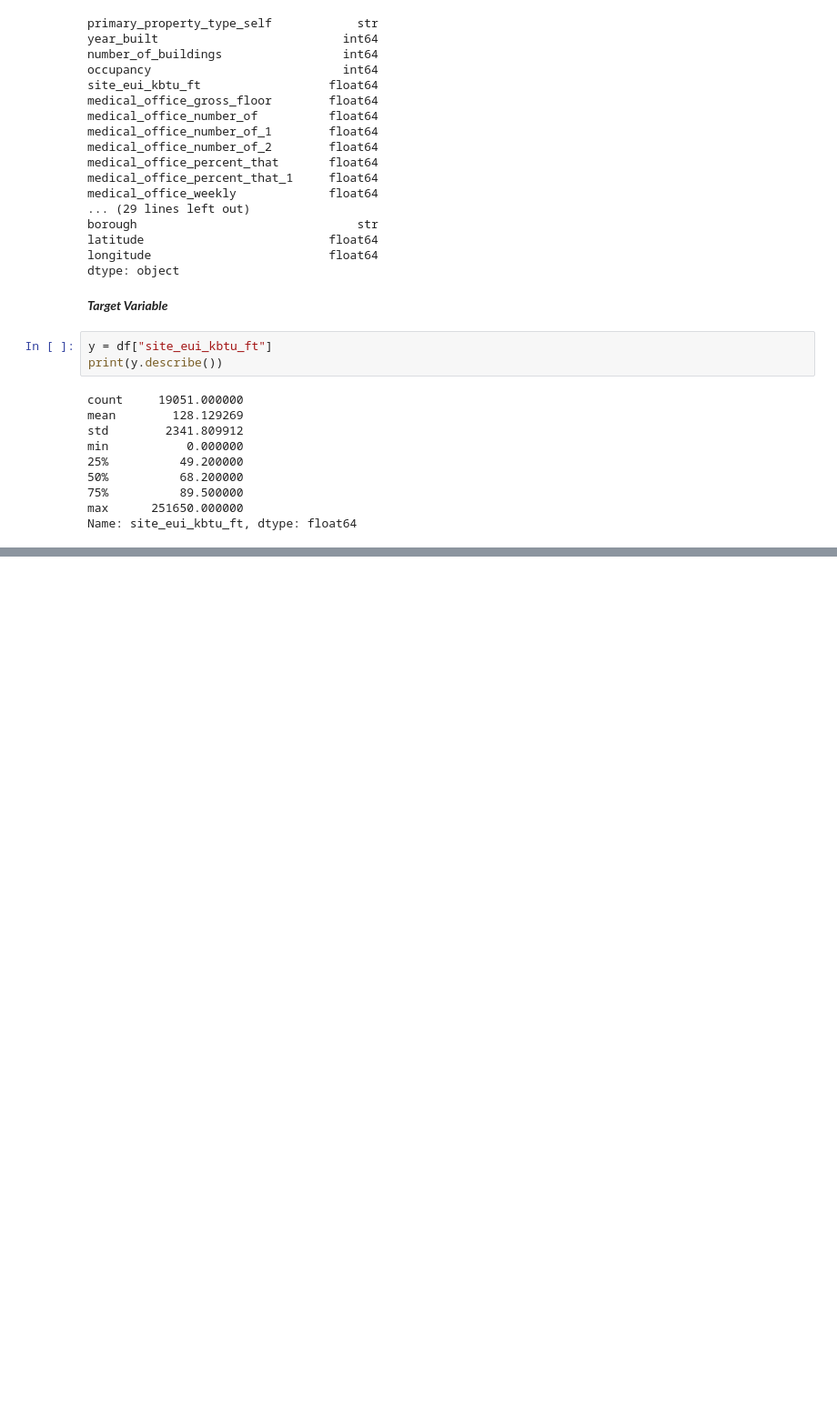
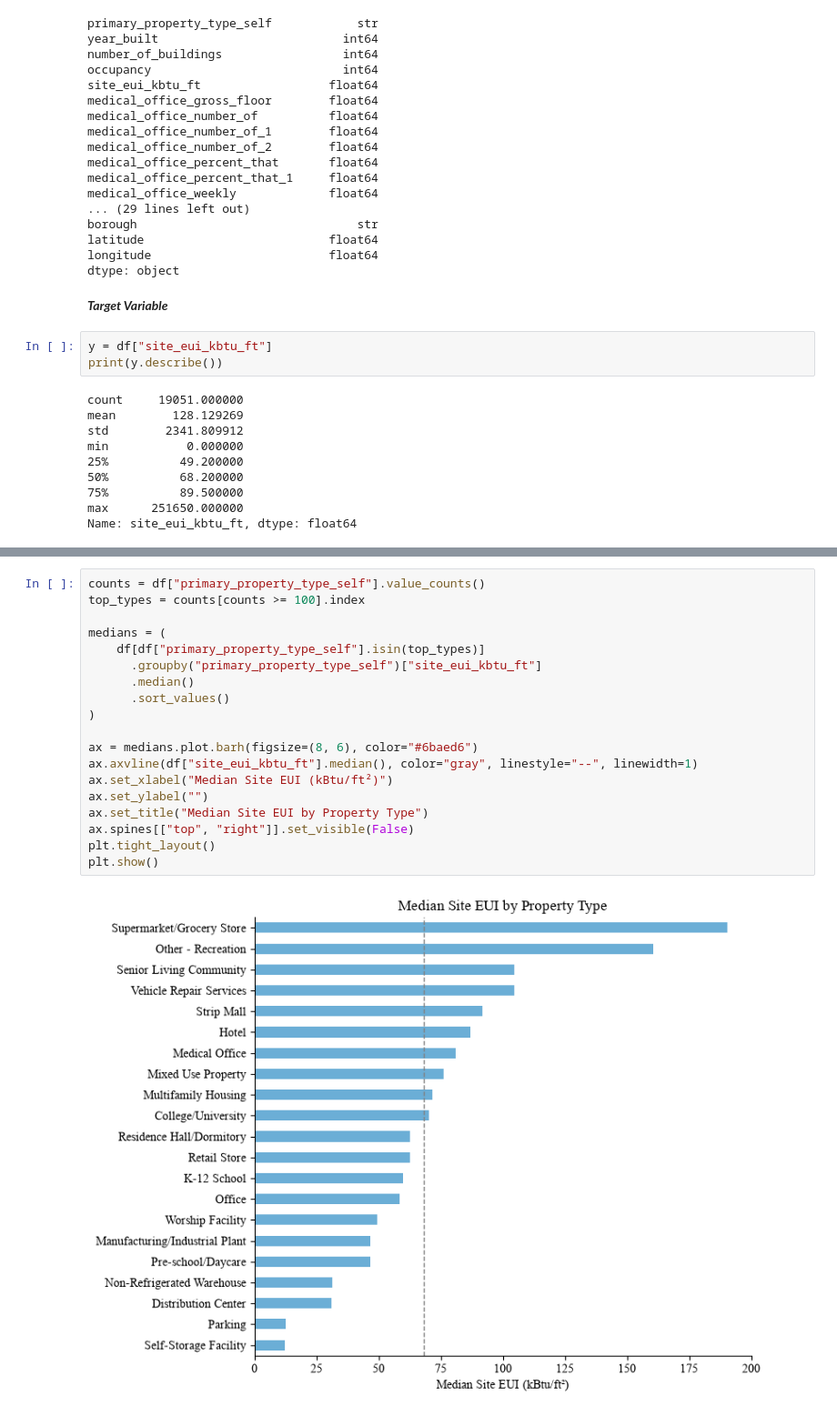
Before and after one commit to gchudley/Any-Idea, a Jupyter notebook: src/EDA_data_visualization.ipynb, the cells around one changed output, grey strips where cells are left out. Shown at 91% size. Saved outputs shown, nothing was run; the diff lists cells and outputs as text; blank space fills up the shorter version.

Commit message:
"Adding some more visualizations"

```diff
--- a/src/EDA_data_visualization.ipynb
+++ b/src/EDA_data_visualization.ipynb
@@ -63,0 +64,21 @@ plt.show()
+# %%
+counts = df["primary_property_type_self"].value_counts()
+top_types = counts[counts >= 100].index
+
+medians = (
+    df[df["primary_property_type_self"].isin(top_types)]
+      .groupby("primary_property_type_self")["site_eui_kbtu_ft"]
+      .median()
+      .sort_values()
+)
+
+ax = medians.plot.barh(figsize=(8, 6), color="#6baed6")
+ax.axvline(df["site_eui_kbtu_ft"].median(), color="gray", linestyle="--", linewidth=1)
+ax.set_xlabel("Median Site EUI (kBtu/ft²)")
+ax.set_ylabel("")
+ax.set_title("Median Site EUI by Property Type")
+ax.spines[["top", "right"]].set_visible(False)
+plt.tight_layout()
+plt.show()
+# %% [output]
+[figure, added]
```
Also changed, not shown: parts of 2 cells of this notebook.
